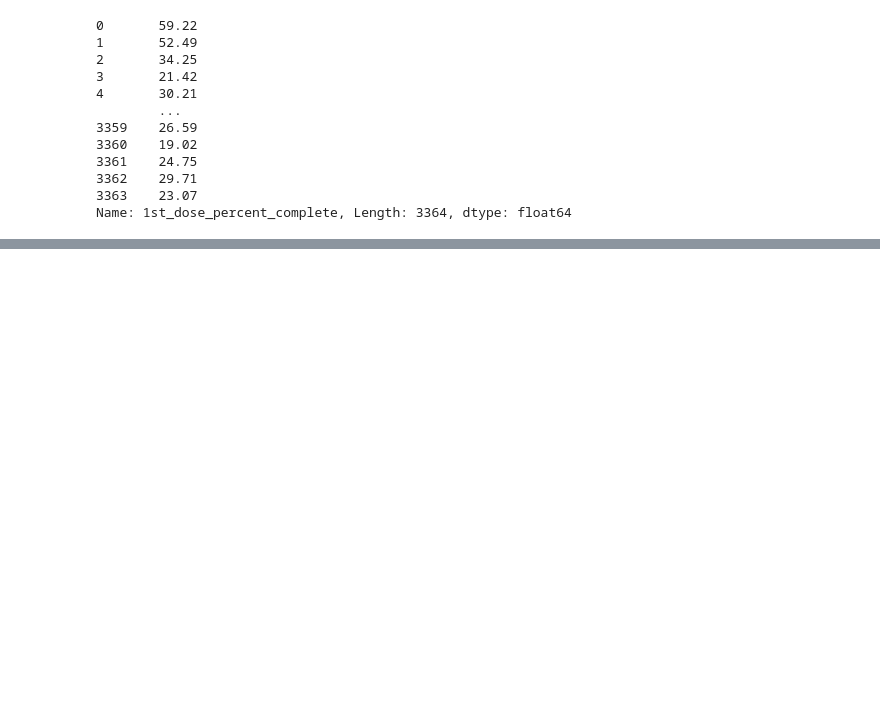
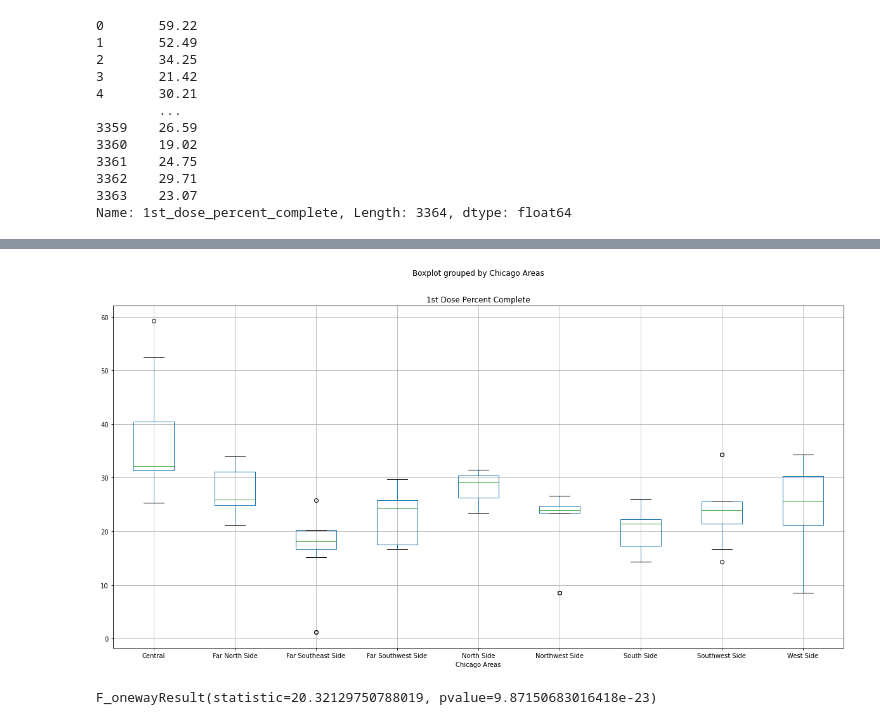
Before and after one commit to abarba1914/project-one, a Jupyter notebook: MASTERDF.ipynb, the cells around one changed output, grey strips where cells are left out. Saved outputs shown, nothing was run; the diff lists cells and outputs as text; code cells hidden in the pictures; blank space fills up the shorter version.

```diff
--- a/MASTERDF.ipynb
+++ b/MASTERDF.ipynb
@@ -1,18 +1,27 @@
 # %%
 # Dependencies
 import pandas as pd
+import matplotlib.pyplot as plt
 import gmaps
 import json
 gmaps.configure(api_key='AIzaSyBi_qwQldwmrIEKFwWI9433x4yzpDTtfBM')
 from matplotlib.cm import viridis
 from matplotlib.cm import inferno
 from matplotlib.colors import to_hex
+import scipy.stats as sts
+import scipy.stats as stats
+from scipy.stats import linregress
+import numpy as np
+%matplotlib inline
+
 
 # Store filepath in a variable
 census_data = "chicago_census_data.csv"
 vaccine_data = "COVID-19_Vaccinations_by_ZIP_Code.csv"
+area_data = "chicago_areas.csv"
 census_df = pd.read_csv(census_data, encoding="ISO-8859-1")
 vaccine_df = pd.read_csv(vaccine_data,encoding="ISO-8859-1")
+area_df = pd.read_csv(area_data,encoding="ISO-8859-1")
 # %%
 #cleaning census so Zip Code column matches Vaccinee CSV Zip Code
 census_df = census_df.rename(columns={"Zipcode":"Zip Code"})
@@ -340,0 +413,3 @@ fig2
+# %%
+area_df =  pd.merge(max_dose, area_df, on="Zip Code")
+area_df
@@ -340,0 +430,5 @@ fig2
+# %%
+area_df.boxplot("1st Dose Percent Complete", by="Chicago Areas", figsize=(20, 10))
+plt.savefig('boxplot_chicagoAreas.png');
+# %% [output]
+[figure, added]
@@ -340,0 +446,5 @@ fig2
+# %%
+# Perform the ANOVA
+stats.f_oneway(group1, group2, group3, group4, group5, group6, group7, group8, group9)
+# %% [output]
+F_onewayResult(statistic=20.32129750788019, pvalue=9.87150683016418e-23)
```
Also changed, not shown: parts of 14 cells of this notebook, 5 other files.
